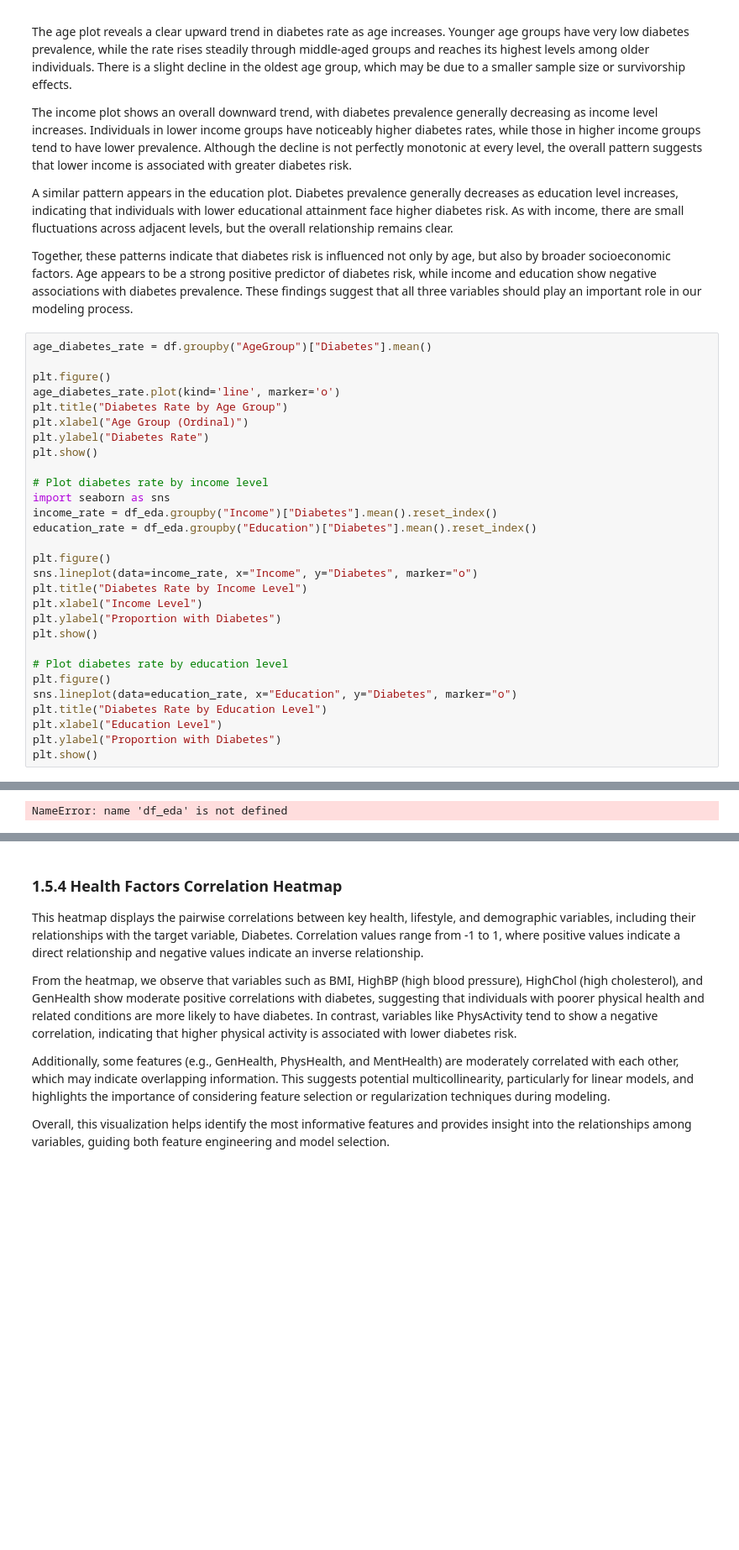
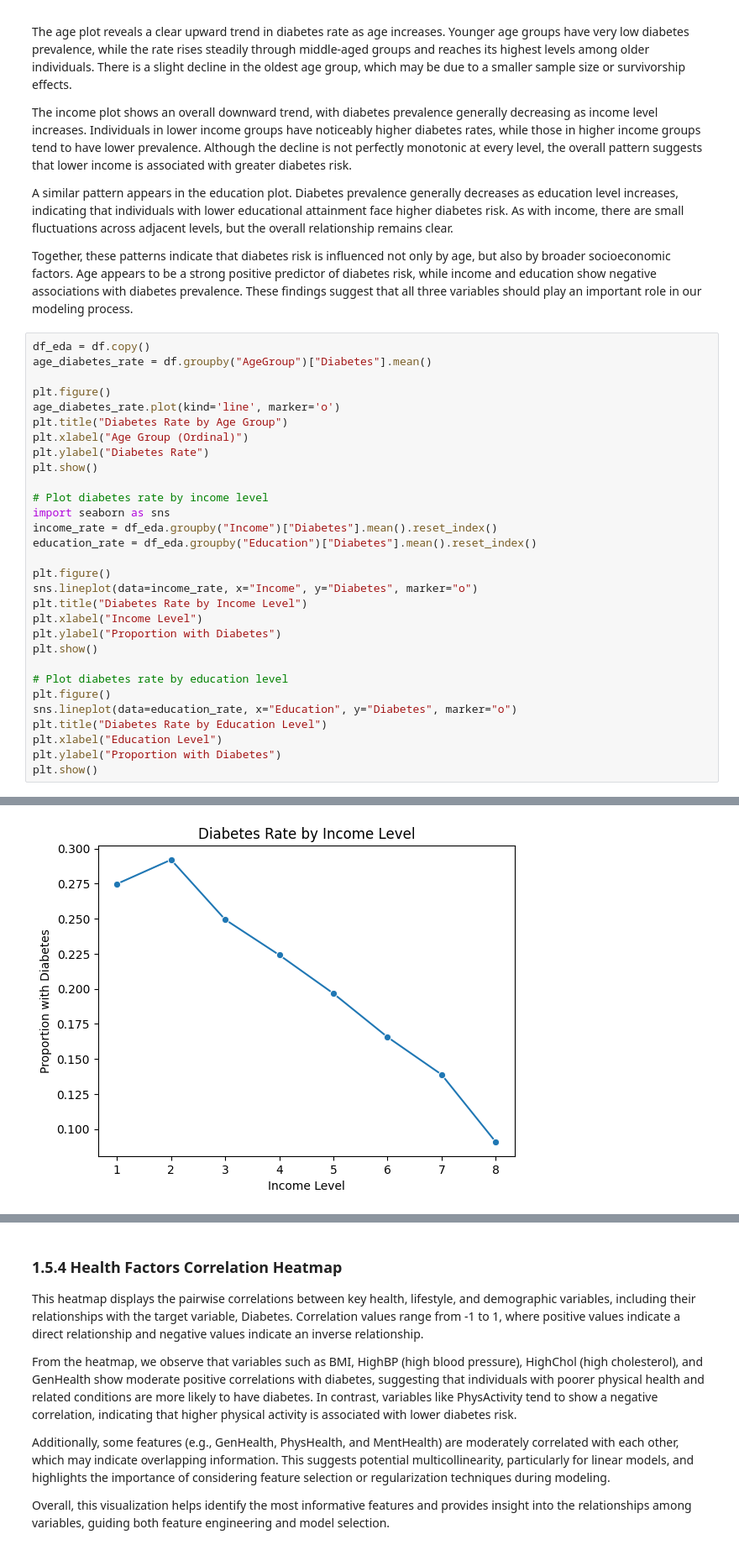
Before and after one commit to LixiJiang/CIS5450Final, a Jupyter notebook: CIS5450_Final_Project.ipynb, the cells around one changed output, grey strips where cells are left out. Shown at 84% size. Cells and saved outputs as stored; diff of their text form; blank space fills up the shorter version.

```diff
--- a/CIS5450_Final_Project.ipynb
+++ b/CIS5450_Final_Project.ipynb
@@ -591,34 +591,35 @@ A similar pattern appears in the education plot. Diabetes prevalence generally d
 
 Together, these patterns indicate that diabetes risk is influenced not only by age, but also by broader socioeconomic factors. Age appears to be a strong positive predictor of diabetes risk, while income and education show negative associations with diabetes prevalence. These findings suggest that all three variables should play an important role in our modeling process.
 # %%
+df_eda = df.copy()
 age_diabetes_rate = df.groupby("AgeGroup")["Diabetes"].mean()
 
 plt.figure()
 age_diabetes_rate.plot(kind='line', marker='o')
 plt.title("Diabetes Rate by Age Group")
 plt.xlabel("Age Group (Ordinal)")
 plt.ylabel("Diabetes Rate")
 plt.show()
 
 # Plot diabetes rate by income level
 import seaborn as sns
 income_rate = df_eda.groupby("Income")["Diabetes"].mean().reset_index()
 education_rate = df_eda.groupby("Education")["Diabetes"].mean().reset_index()
 
 plt.figure()
 sns.lineplot(data=income_rate, x="Income", y="Diabetes", marker="o")
 plt.title("Diabetes Rate by Income Level")
 plt.xlabel("Income Level")
 plt.ylabel("Proportion with Diabetes")
 plt.show()
 
 # Plot diabetes rate by education level
 plt.figure()
 sns.lineplot(data=education_rate, x="Education", y="Diabetes", marker="o")
 plt.title("Diabetes Rate by Education Level")
 plt.xlabel("Education Level")
 plt.ylabel("Proportion with Diabetes")
 plt.show()
 # %% [output]
 [figure]
-NameError: name 'df_eda' is not defined
+[figure, added]
```
Also changed, not shown: parts of 6 cells of this notebook.
